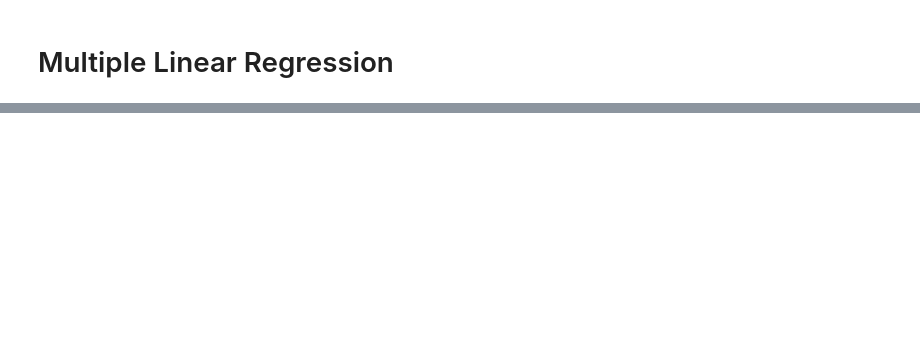
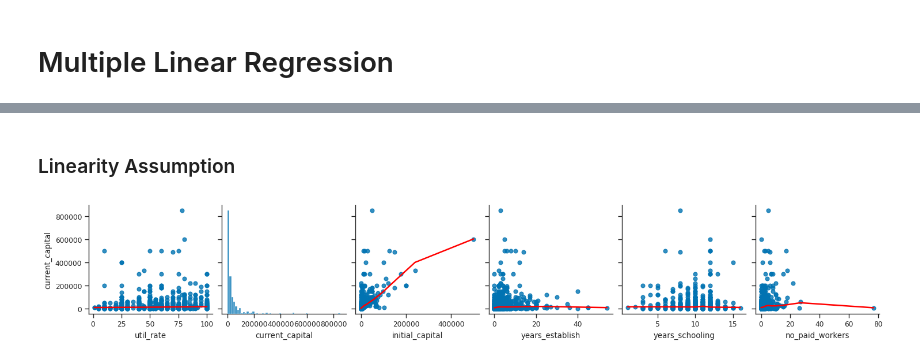
Before and after one commit to Natnael-Getahun/SME-regression, a Jupyter notebook: explore.ipynb, the cells around one changed output, grey strips where cells are left out. Cells and saved outputs as stored; diff of their text form; code cells hidden in the pictures; blank space fills up the shorter version.

Commit message:
fet: halfway through checking linear regression assumptions

```diff
--- a/explore.ipynb
+++ b/explore.ipynb
@@ -269,0 +300,8 @@ plt.show()
+# %% [markdown]
+### Linearity Assumption
+# %%
+sns.pairplot(data = data, y_vars = "current_capital", kind = "reg", plot_kws={'line_kws':{'color':'red'}, 'lowess': True})
+sns.despine()
+plt.show()
+# %% [output]
+[figure, added]
```
Also changed, not shown: parts of 36 cells of this notebook.
